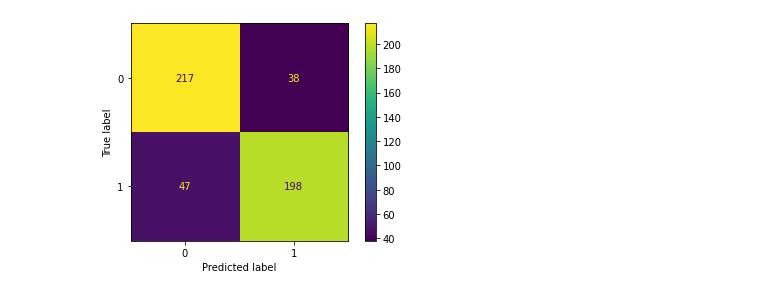
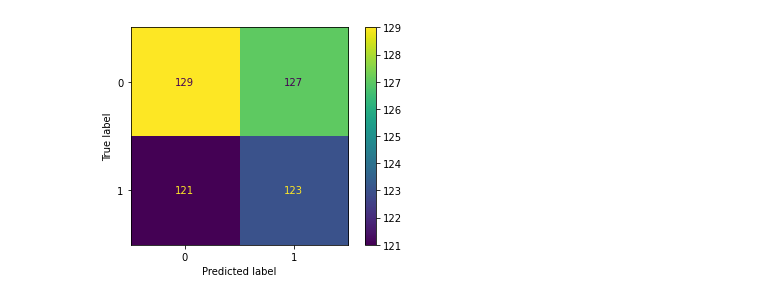
Before and after one commit to DilshodN/MachineLearning, a Jupyter notebook: Task0/ML0.ipynb, the cells around one changed output. Saved outputs shown, nothing was run; the diff lists cells and outputs as text; code cells hidden in the pictures.

```diff
--- a/Task0/ML0.ipynb
+++ b/Task0/ML0.ipynb
@@ -34,15 +34,16 @@ plt.show()
 # Split
 train_x, test_x, train_y, test_y = train_test_split(X, y, test_size=0.5, random_state=2)
 
-model = LogisticRegression()  # KNeighborsClassifier(n_neighbors=100)
-model.fit(train_x, train_y)
-preditics_prob = model.predict_proba(test_x)[:,1]
-predicts = model.predict(test_x)
+# model = KNeighborsClassifier(n_neighbors=50) # LogisticRegression()
+# model.fit(train_x, train_y)
+labels = np.array(np.random.random_sample(size=500) >= 0.5, dtype=int)
+confidence = np.random.random_sample(size=int(500))
+predicts_prob = np.array([i if label else 1 - i for label, i in zip(labels, confidence)])
 # %%
-cm = confusion_matrix(test_y, predicts)
+cm = confusion_matrix(test_y, labels)
 disp = ConfusionMatrixDisplay(confusion_matrix=cm)
 disp.plot()
 plt.show()
 # %% [output]
-[figure, old version]
+[figure, new version]
 # %%
```
Also changed, not shown: parts of 8 cells of this notebook, 4 other files.
